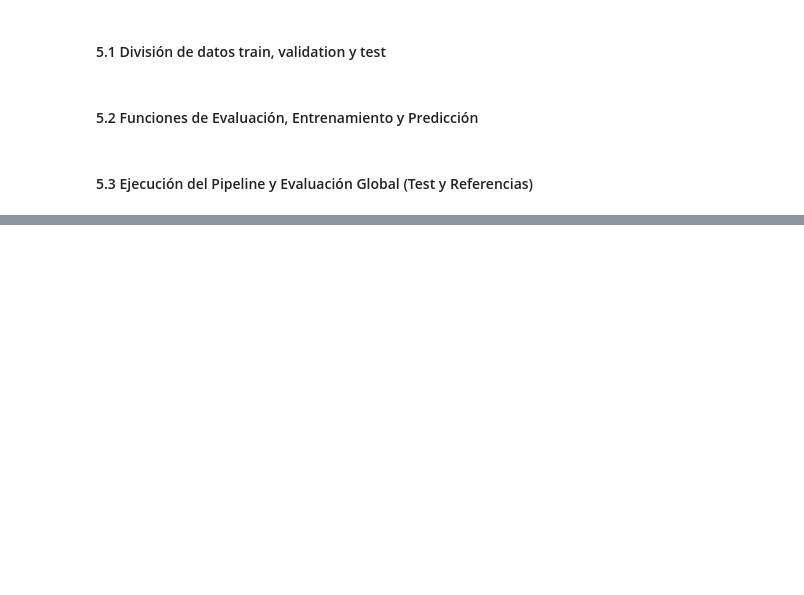
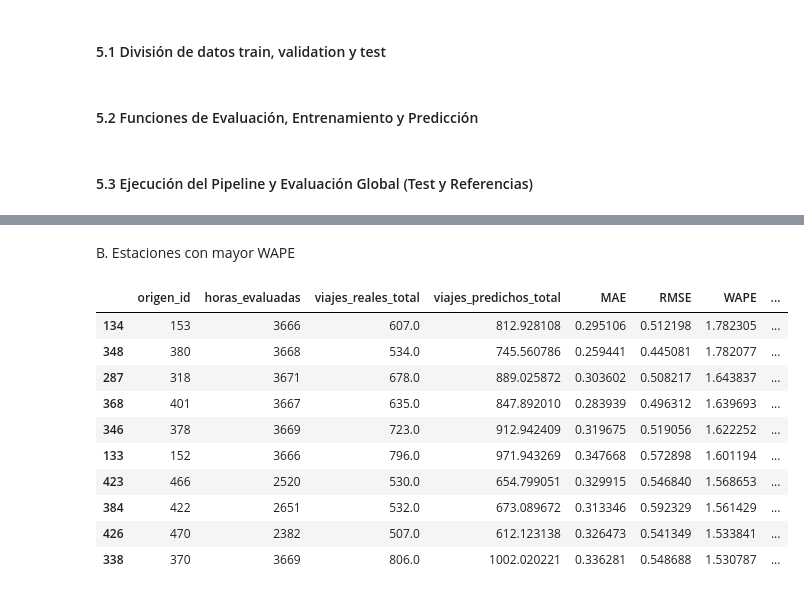
Before and after one commit to ariosi86/pruebasEquipo20, a Jupyter notebook: notebooks/1.0-mga-demanda-p1.ipynb, the cells around one changed output, grey strips where cells are left out. Drawn from its saved outputs; the diff is of its cells as text; code cells hidden in the pictures; blank space fills up the shorter version.

```diff
--- a/notebooks/1.0-mga-demanda-p1.ipynb
+++ b/notebooks/1.0-mga-demanda-p1.ipynb
@@ -1273,0 +1137,18 @@ Experimento: mibici-equipo20
+# %% [markdown]
+B. Estaciones con mayor WAPE
+# %%
+est_v2[est_v2["viajes_reales_total"] >= 500].sort_values(
+    "WAPE", ascending=False
+).head(10)
+# %% [output]
+|  | origen_id | horas_evaluadas | viajes_reales_total | viajes_predichos_total | MAE | RMSE | WAPE | ... |
+| 134 | 153 | 3666 | 607.0 | 812.928108 | 0.295106 | 0.512198 | 1.782305 | ... |
+| 348 | 380 | 3668 | 534.0 | 745.560786 | 0.259441 | 0.445081 | 1.782077 | ... |
+| 287 | 318 | 3671 | 678.0 | 889.025872 | 0.303602 | 0.508217 | 1.643837 | ... |
+| 368 | 401 | 3667 | 635.0 | 847.892010 | 0.283939 | 0.496312 | 1.639693 | ... |
+| 346 | 378 | 3669 | 723.0 | 912.942409 | 0.319675 | 0.519056 | 1.622252 | ... |
+| 133 | 152 | 3666 | 796.0 | 971.943269 | 0.347668 | 0.572898 | 1.601194 | ... |
+| 423 | 466 | 2520 | 530.0 | 654.799051 | 0.329915 | 0.546840 | 1.568653 | ... |
+| 384 | 422 | 2651 | 532.0 | 673.089672 | 0.313346 | 0.592329 | 1.561429 | ... |
+| 426 | 470 | 2382 | 507.0 | 612.123138 | 0.326473 | 0.541349 | 1.533841 | ... |
+| 338 | 370 | 3669 | 806.0 | 1002.020221 | 0.336281 | 0.548688 | 1.530787 | ... |
```
Also changed, not shown: parts of 55 cells of this notebook.
